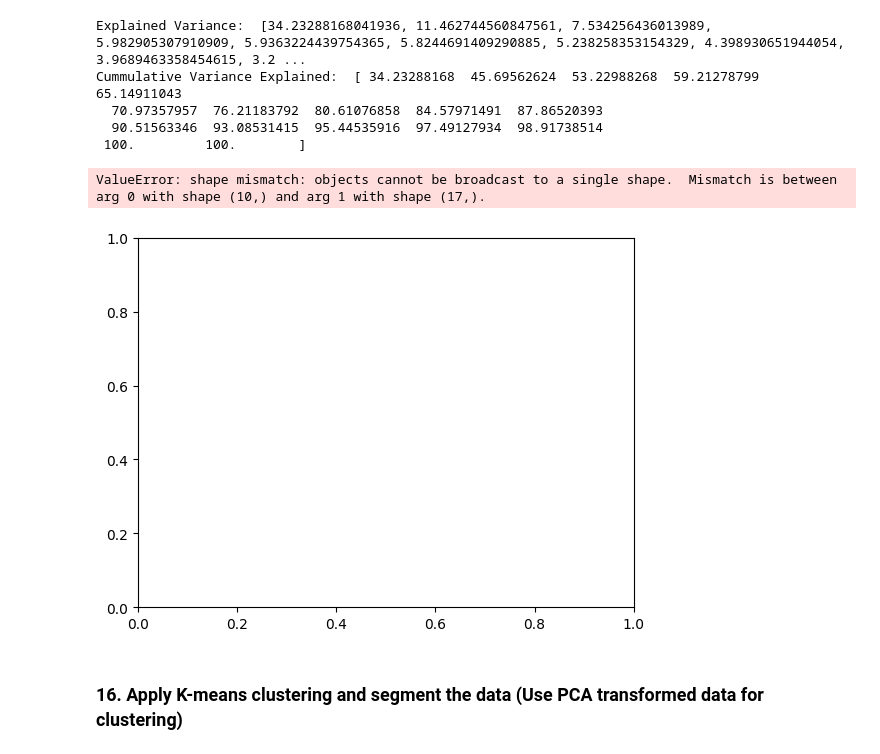
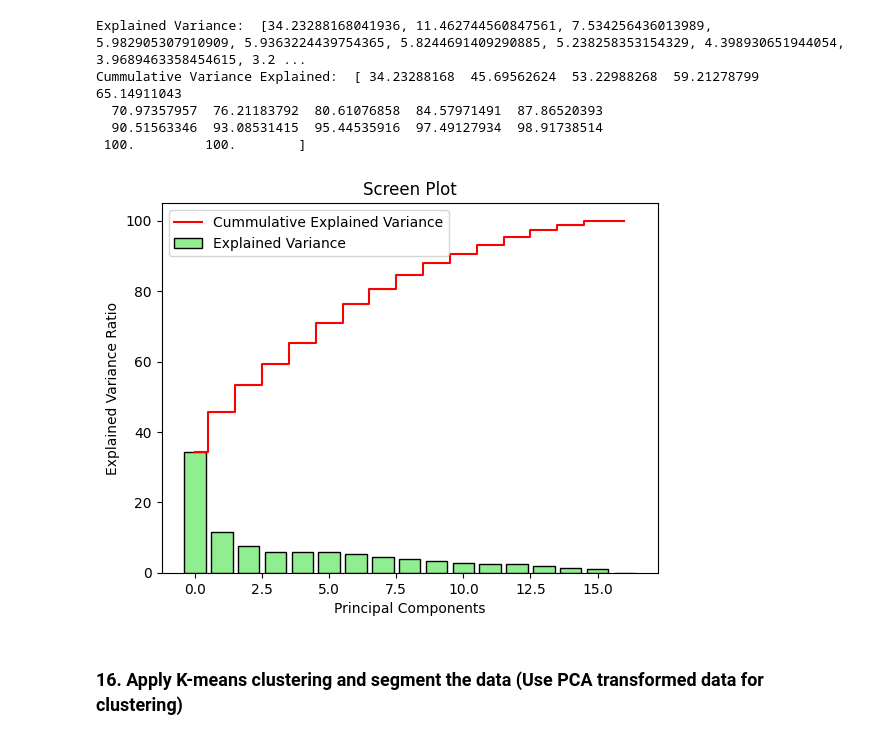
Before and after one commit to susilparida01/Susil_Lab4_Python_for_DS, a Jupyter notebook: UnsupervisedLearningLab4Session.ipynb, the cells around one changed output. Saved outputs shown, nothing was run; the diff lists cells and outputs as text; code cells hidden in the pictures.

```diff
--- a/UnsupervisedLearningLab4Session.ipynb
+++ b/UnsupervisedLearningLab4Session.ipynb
@@ -320,16 +320,15 @@ Cummulative Variance Explained:  [ 34.23288168  45.69562624  53.22988268  59.212
  100.         100.        ]
 # %%
 ## Screen Plot
-plt.bar(range(10), var_exp, align='center', color='lightgreen', edgecolor='black', label='Explained Variance')
-plt.step(range(10), cum_var_exp, where='mid', color='red', label='Cummulative Explained Variance')
+plt.bar(range(17), var_exp, align='center', color='lightgreen', edgecolor='black', label='Explained Variance')
+plt.step(range(17), cum_var_exp, where='mid', color='red', label='Cummulative Explained Variance')
 plt.xlabel('Principal Components')
 plt.ylabel('Explained Variance Ratio')
 plt.title('Screen Plot')
 plt.legend(loc='best')
 plt.show()
 # %% [output]
-ValueError: shape mismatch: objects cannot be broadcast to a single shape.  Mismatch is between arg 0 with shape (10,) and arg 1 with shape (17,).
-[figure, old version]
+[figure, new version]
 # %% [markdown]
 ### 16. Apply K-means clustering and segment the data (Use PCA transformed data for clustering)
 # %%
```
Also changed, not shown: parts of 4 cells of this notebook.
